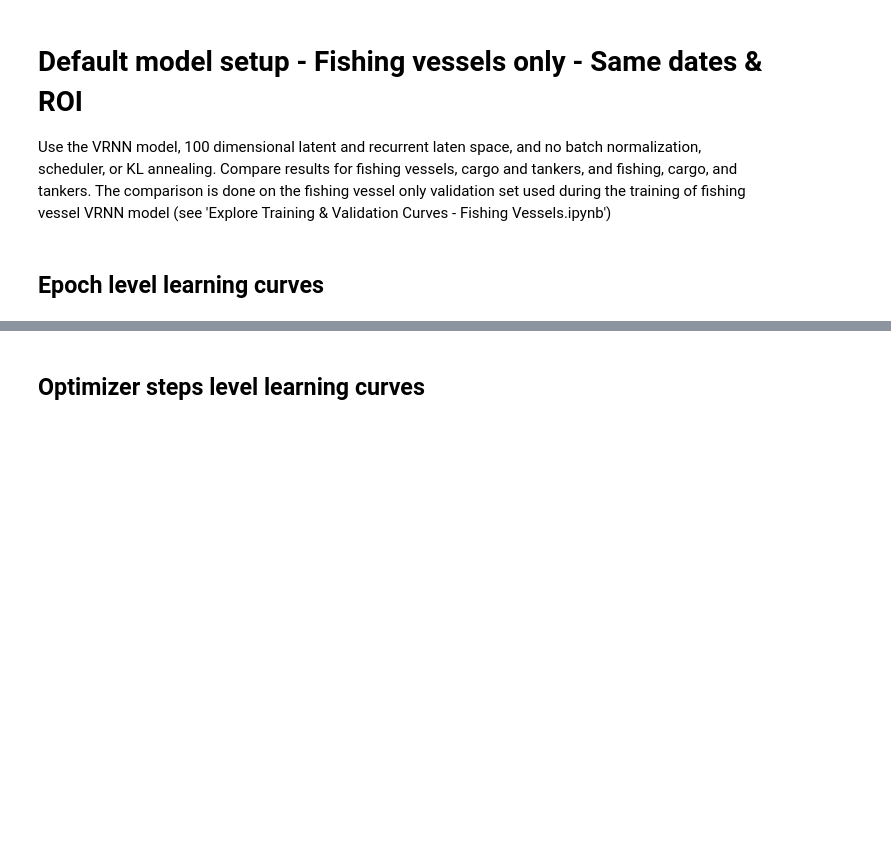
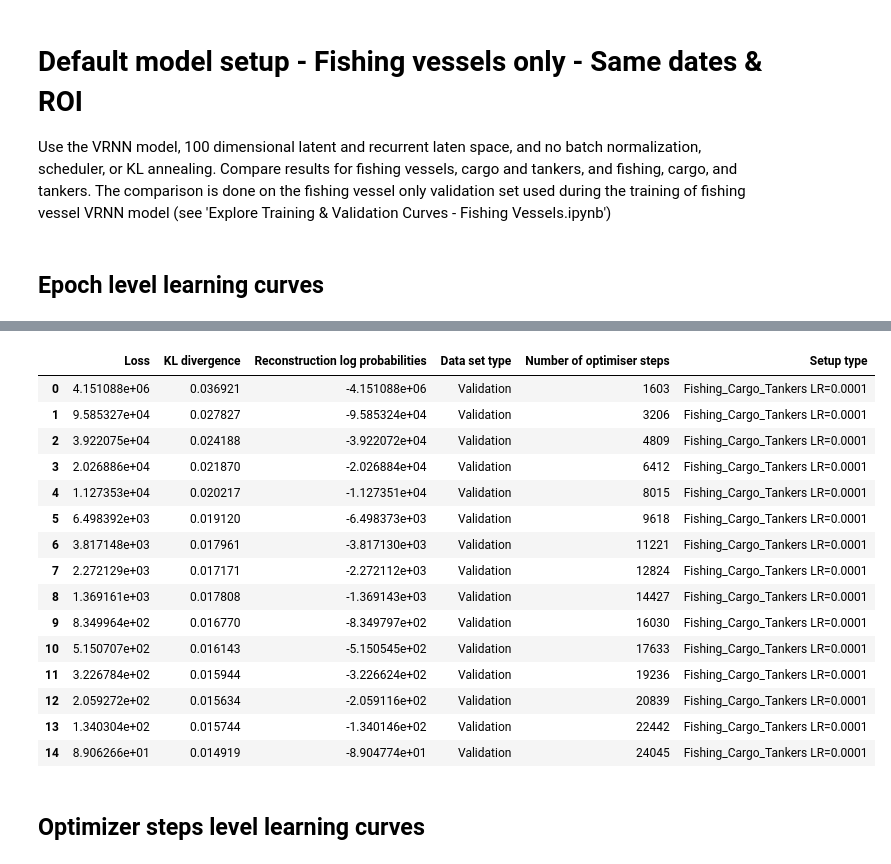
Before and after one commit to ThordurPall/vessel-trajectory-anomaly-detection, a Jupyter notebook: notebooks/Model Training/Learning Curves/Continuous Representation/Skagen/Explore Fishing Vessels Only Validation Curves - Comparison.ipynb, the cells around one changed output, grey strips where cells are left out. Drawn from its saved outputs; the diff is of its cells as text; code cells hidden in the pictures; blank space fills up the shorter version.

```diff
--- a/notebooks/Model Training/Learning Curves/Continuous Representation/Skagen/Explore Fishing Vessels Only Validation Curves - Comparison.ipynb
+++ b/notebooks/Model Training/Learning Curves/Continuous Representation/Skagen/Explore Fishing Vessels Only Validation Curves - Comparison.ipynb
@@ -105,3 +105,22 @@ summary_models_fish_carg_tank_0001.plot_curves(df[df["Data set type"] == "Valida
+# %%
+df_fish_carg_tank_0001
+# %% [output]
+|  | Loss | KL divergence | Reconstruction log probabilities | Data set type | Number of optimiser steps | Setup type |
+| 0 | 4.151088e+06 | 0.036921 | -4.151088e+06 | Validation | 1603 | Fishing_Cargo_Tankers LR=0.0001 |
+| 1 | 9.585327e+04 | 0.027827 | -9.585324e+04 | Validation | 3206 | Fishing_Cargo_Tankers LR=0.0001 |
+| 2 | 3.922075e+04 | 0.024188 | -3.922072e+04 | Validation | 4809 | Fishing_Cargo_Tankers LR=0.0001 |
+| 3 | 2.026886e+04 | 0.021870 | -2.026884e+04 | Validation | 6412 | Fishing_Cargo_Tankers LR=0.0001 |
+| 4 | 1.127353e+04 | 0.020217 | -1.127351e+04 | Validation | 8015 | Fishing_Cargo_Tankers LR=0.0001 |
+| 5 | 6.498392e+03 | 0.019120 | -6.498373e+03 | Validation | 9618 | Fishing_Cargo_Tankers LR=0.0001 |
+| 6 | 3.817148e+03 | 0.017961 | -3.817130e+03 | Validation | 11221 | Fishing_Cargo_Tankers LR=0.0001 |
+| 7 | 2.272129e+03 | 0.017171 | -2.272112e+03 | Validation | 12824 | Fishing_Cargo_Tankers LR=0.0001 |
+| 8 | 1.369161e+03 | 0.017808 | -1.369143e+03 | Validation | 14427 | Fishing_Cargo_Tankers LR=0.0001 |
+| 9 | 8.349964e+02 | 0.016770 | -8.349797e+02 | Validation | 16030 | Fishing_Cargo_Tankers LR=0.0001 |
+| 10 | 5.150707e+02 | 0.016143 | -5.150545e+02 | Validation | 17633 | Fishing_Cargo_Tankers LR=0.0001 |
+| 11 | 3.226784e+02 | 0.015944 | -3.226624e+02 | Validation | 19236 | Fishing_Cargo_Tankers LR=0.0001 |
+| 12 | 2.059272e+02 | 0.015634 | -2.059116e+02 | Validation | 20839 | Fishing_Cargo_Tankers LR=0.0001 |
+| 13 | 1.340304e+02 | 0.015744 | -1.340146e+02 | Validation | 22442 | Fishing_Cargo_Tankers LR=0.0001 |
+| 14 | 8.906266e+01 | 0.014919 | -8.904774e+01 | Validation | 24045 | Fishing_Cargo_Tankers LR=0.0001 |
 # %% [markdown]
 ## Optimizer steps level learning curves
 # %%
```
Also changed, not shown: parts of 2 cells of this notebook, 3 other files.
